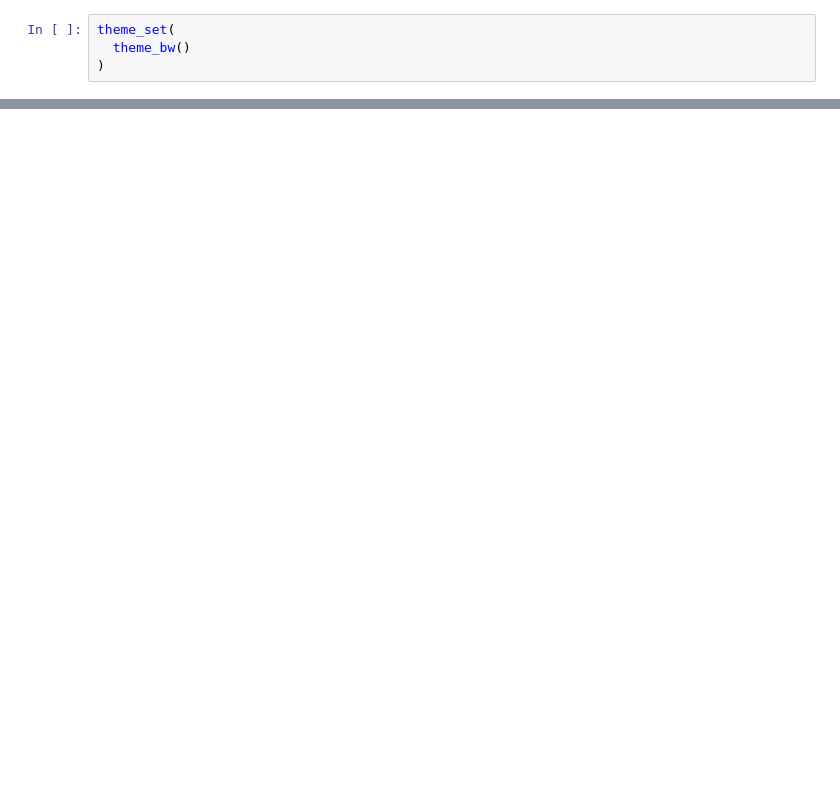
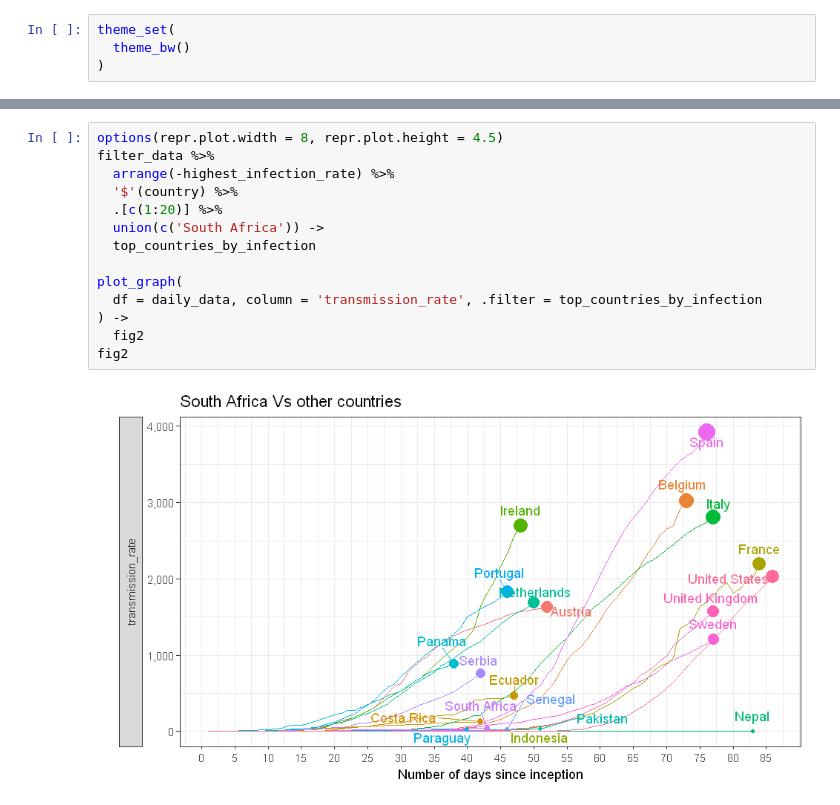
Before and after one commit to titusndondo/COVID-19, a Jupyter notebook: Exploratory data analysis/Data analysis with R.ipynb, the cells around one changed output, grey strips where cells are left out. Cells and saved outputs as stored; diff of their text form; blank space fills up the shorter version.

```diff
--- a/Exploratory data analysis/Data analysis with R.ipynb
+++ b/Exploratory data analysis/Data analysis with R.ipynb
@@ -133,0 +215,16 @@ grid.arrange(
+# %%
+options(repr.plot.width = 8, repr.plot.height = 4.5)
+filter_data %>%
+  arrange(-highest_infection_rate) %>%
+  '$'(country) %>%
+  .[c(1:20)] %>%
+  union(c('South Africa')) ->
+  top_countries_by_infection
+
+plot_graph(
+  df = daily_data, column = 'transmission_rate', .filter = top_countries_by_infection
+) ->
+  fig2
+fig2
+# %% [output]
+[figure, added]
```
Also changed, not shown: parts of 14 cells of this notebook, 1 other file.
